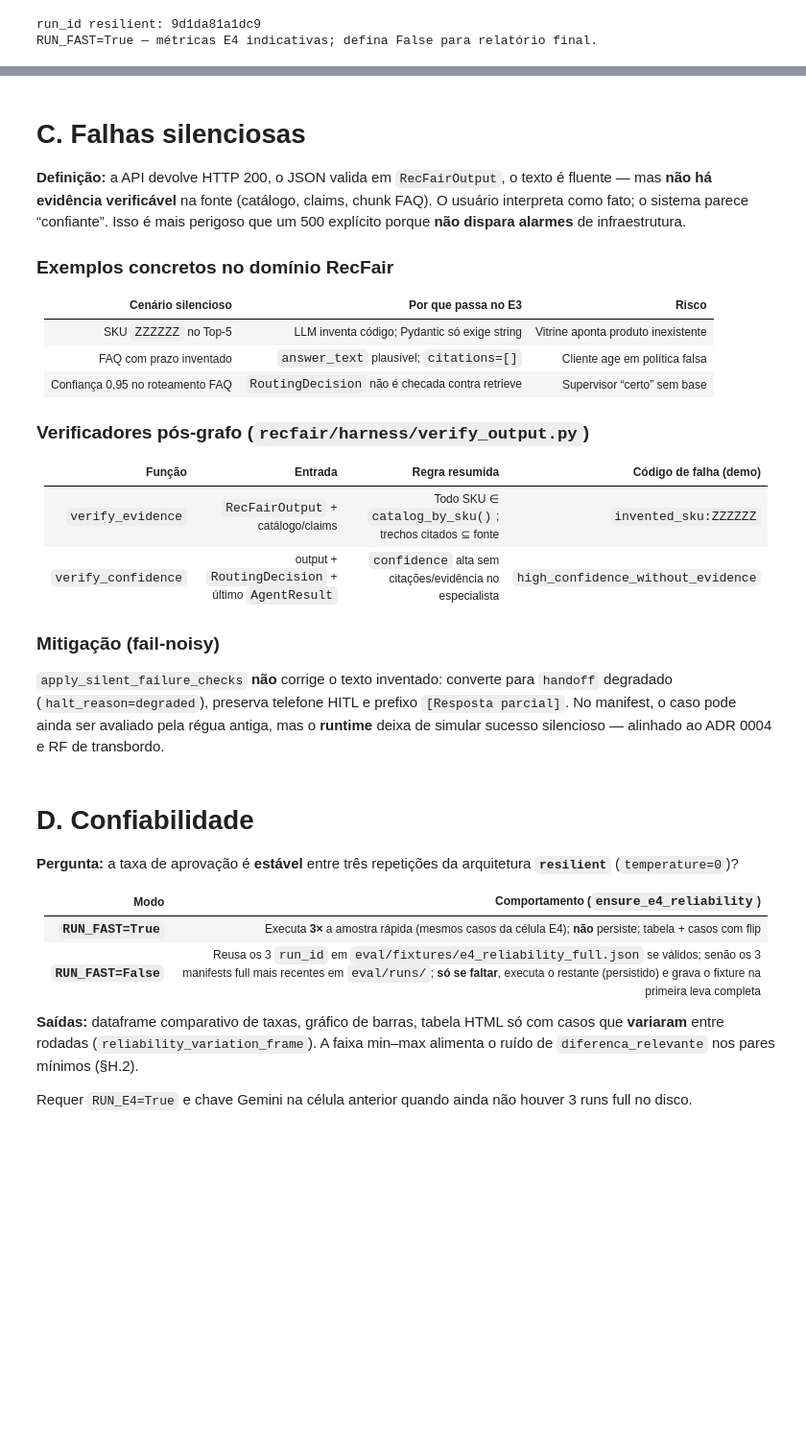
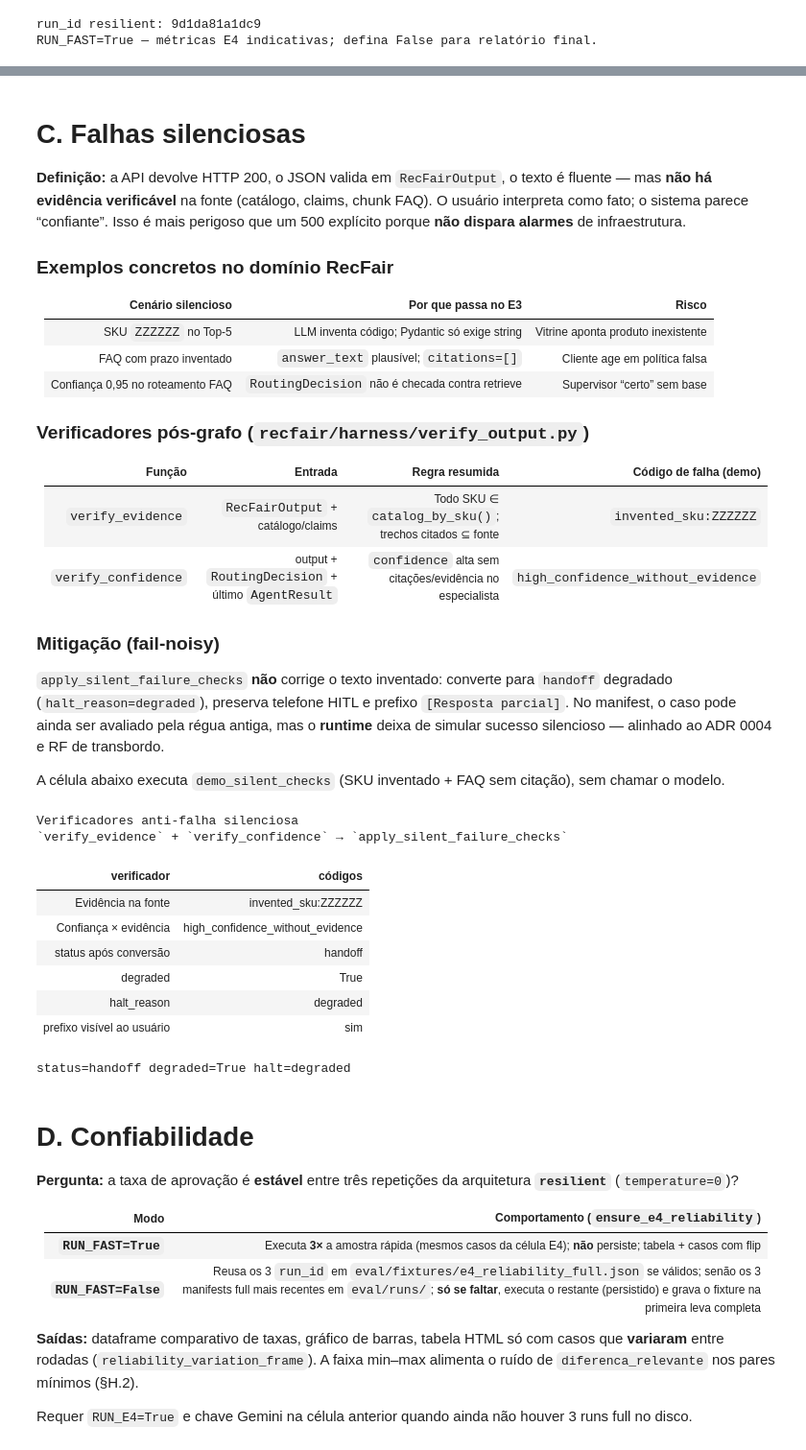
Before and after one commit to andluizsouza/unicamp-llm-agents, a Jupyter notebook: recfair/eval/notebooks/E4_robustez_etica.ipynb, the cells around one changed output, grey strips where cells are left out. Shown at 96% size. Saved outputs shown, nothing was run; the diff lists cells and outputs as text; code cells hidden in the pictures; blank space fills up the shorter version.

```diff
--- a/recfair/eval/notebooks/E4_robustez_etica.ipynb
+++ b/recfair/eval/notebooks/E4_robustez_etica.ipynb
@@ -193,6 +217,31 @@ A célula abaixo executa `demo_containment` — mesma pilha do runner resiliente
 ### Mitigação (fail-noisy)
 
 `apply_silent_failure_checks` **não** corrige o texto inventado: converte para `handoff` degradado (`halt_reason=degraded`), preserva telefone HITL e prefixo `[Resposta parcial]`. No manifest, o caso pode ainda ser avaliado pela régua antiga, mas o **runtime** deixa de simular sucesso silencioso — alinhado ao ADR 0004 e RF de transbordo.
+
+A célula abaixo executa `demo_silent_checks` (SKU inventado + FAQ sem citação), sem chamar o modelo.
+# %%
+from IPython.display import HTML, display
+
+from eval.report import render_silent_checks_panel
+from recfair.harness.demo import demo_silent_checks
+
+silent = demo_silent_checks()
+display(HTML(render_silent_checks_panel(silent)))
+print(
+    f"status={silent['converted_status']} degraded={silent['converted_degraded']} "
+    f"halt={silent['converted_halt']}"
+)
+# %% [output]
+Verificadores anti-falha silenciosa
+`verify_evidence` + `verify_confidence` → `apply_silent_failure_checks`
+| verificador | códigos |
+| Evidência na fonte | invented_sku:ZZZZZZ |
+| Confiança × evidência | high_confidence_without_evidence |
+| status após conversão | handoff |
+| degraded | True |
+| halt_reason | degraded |
+| prefixo visível ao usuário | sim |
+status=handoff degraded=True halt=degraded
 # %% [markdown]
 # D. Confiabilidade
 
```
Also changed, not shown: parts of 3 cells of this notebook, 13 other files.
